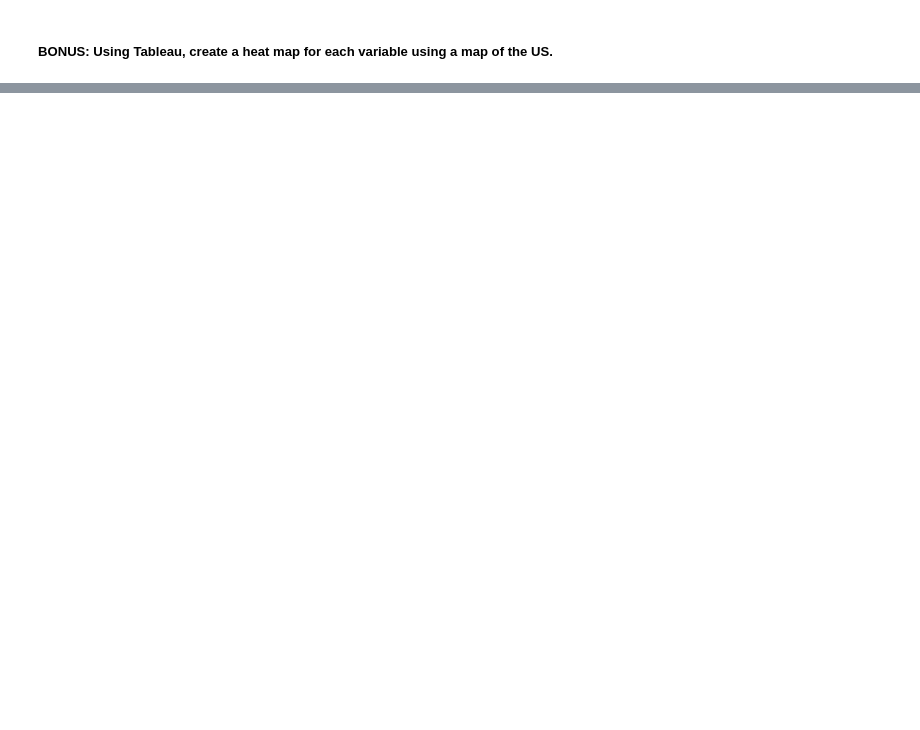
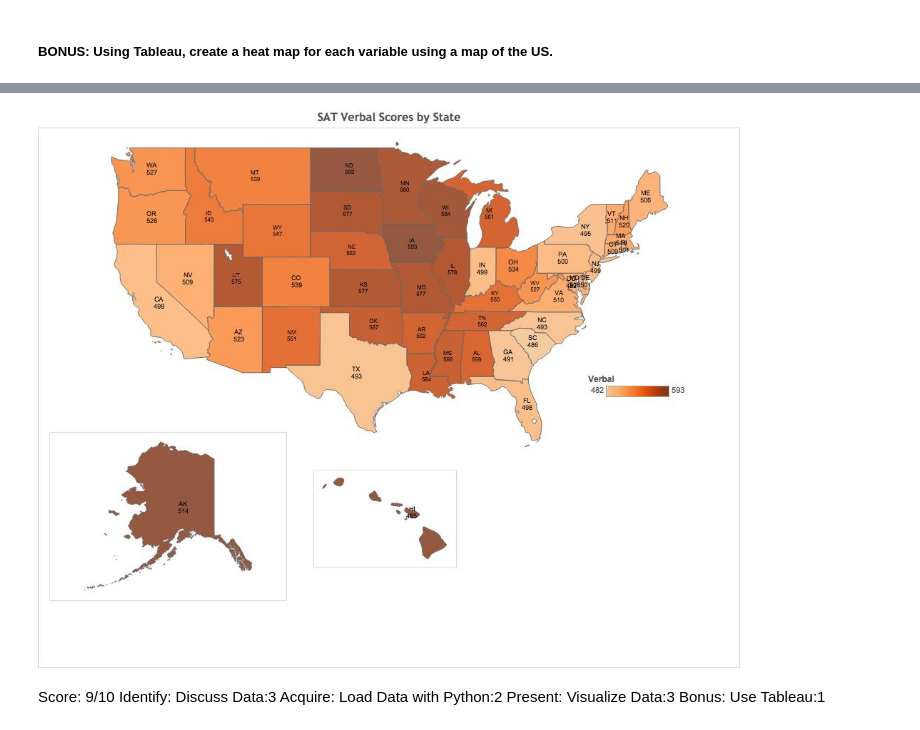
Before and after one commit to revirevy/mike1, a Jupyter notebook: 01-projects/notebooks/project_1-sat_scores.ipynb, the cells around one changed output, grey strips where cells are left out. Cells and saved outputs as stored; diff of their text form; code cells hidden in the pictures; blank space fills up the shorter version.

```diff
--- a/01-projects/notebooks/project_1-sat_scores.ipynb
+++ b/01-projects/notebooks/project_1-sat_scores.ipynb
@@ -351,2 +370,4 @@ Image(filename='/Users/michaelmainzer/Documents/GA/DSI/mike1/01-projects/assets/
 # %%
-Image(filename='/Users/michaelmainzer/Documents/GA/DSI/mike1/01-projects/assets/01-project1-assets/HeatMatp_Verbal.jpg')
+Image(filename='../assets/01-project1-assets/HeatMap_Verbal.jpg')
+# %% [output]
+[figure, added]
@@ -354,0 +374,6 @@ Image(filename='/Users/michaelmainzer/Documents/GA/DSI/mike1/01-projects/assets/
+# %% [markdown]
+Score: 9/10
+Identify: Discuss Data:3
+Acquire: Load Data with Python:2
+Present: Visualize Data:3
+Bonus: Use Tableau:1
```
Also changed, not shown: parts of 16 cells of this notebook.
